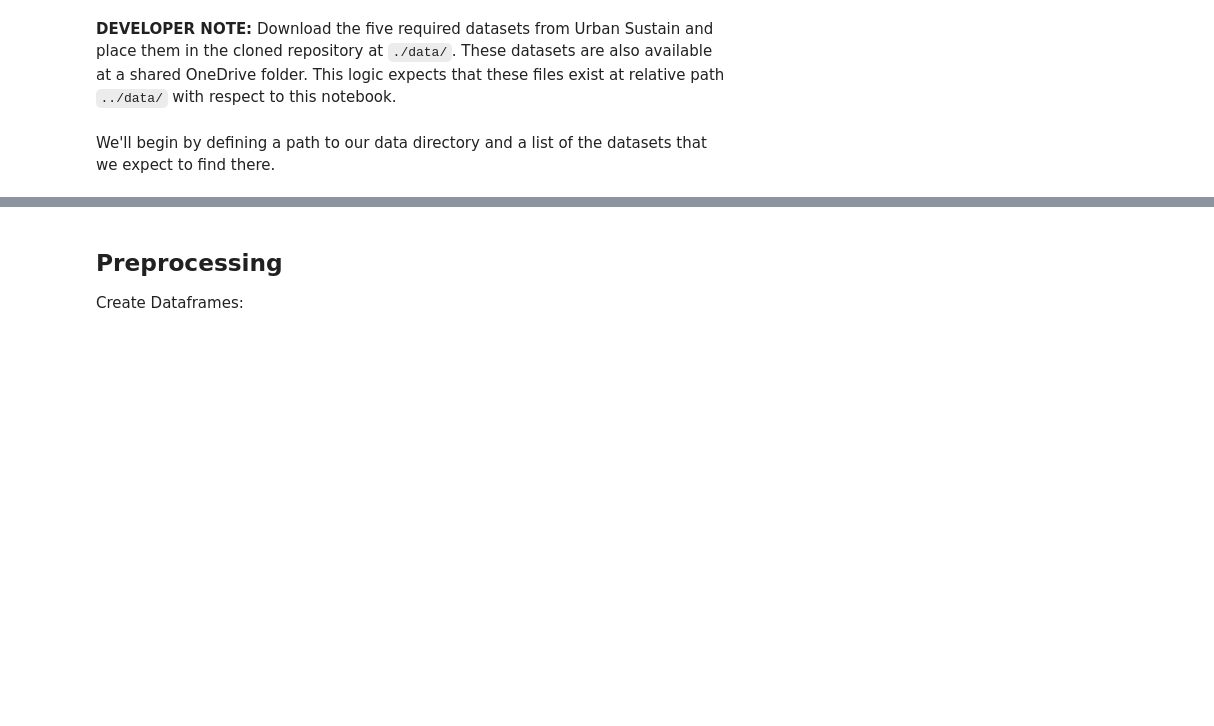
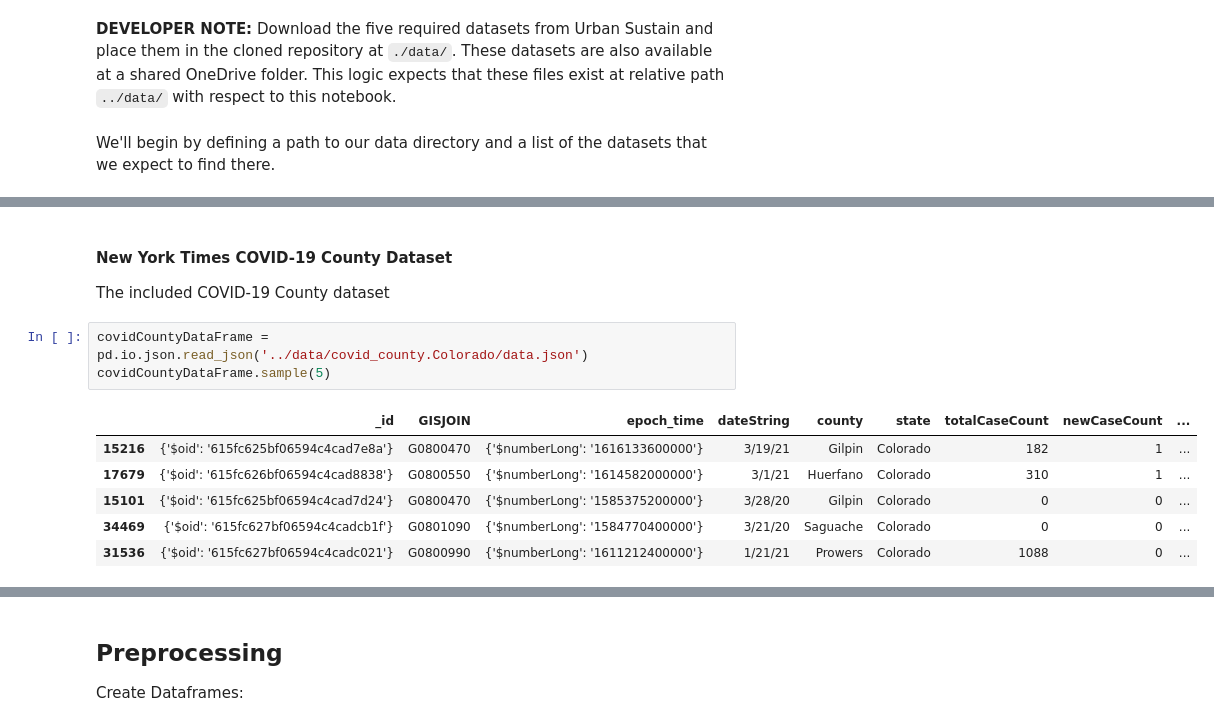
Before and after one commit to christian-westbrook/covid-19-and-weather-patterns, a Jupyter notebook: src/COVID-19 and Weather Patterns.ipynb, the cells around one changed output, grey strips where cells are left out. Saved outputs shown, nothing was run; the diff lists cells and outputs as text; blank space fills up the shorter version.

```diff
--- a/src/COVID-19 and Weather Patterns.ipynb
+++ b/src/COVID-19 and Weather Patterns.ipynb
@@ -77,0 +93,14 @@ for datasetName in expectedDatasets:
+# %% [markdown]
+#### New York Times COVID-19 County Dataset
+
+The included COVID-19 County dataset
+# %%
+covidCountyDataFrame = pd.io.json.read_json('../data/covid_county.Colorado/data.json')
+covidCountyDataFrame.sample(5)
+# %% [output]
+|  | _id | GISJOIN | epoch_time | dateString | county | state | totalCaseCount | newCaseCount | ... |
+| 15216 | {'$oid': '615fc625bf06594c4cad7e8a'} | G0800470 | {'$numberLong': '1616133600000'} | 3/19/21 | Gilpin | Colorado | 182 | 1 | ... |
+| 17679 | {'$oid': '615fc626bf06594c4cad8838'} | G0800550 | {'$numberLong': '1614582000000'} | 3/1/21 | Huerfano | Colorado | 310 | 1 | ... |
+| 15101 | {'$oid': '615fc625bf06594c4cad7d24'} | G0800470 | {'$numberLong': '1585375200000'} | 3/28/20 | Gilpin | Colorado | 0 | 0 | ... |
+| 34469 | {'$oid': '615fc627bf06594c4cadcb1f'} | G0801090 | {'$numberLong': '1584770400000'} | 3/21/20 | Saguache | Colorado | 0 | 0 | ... |
+| 31536 | {'$oid': '615fc627bf06594c4cadc021'} | G0800990 | {'$numberLong': '1611212400000'} | 1/21/21 | Prowers | Colorado | 1088 | 0 | ... |
```
Also changed, not shown: parts of 26 cells of this notebook.
